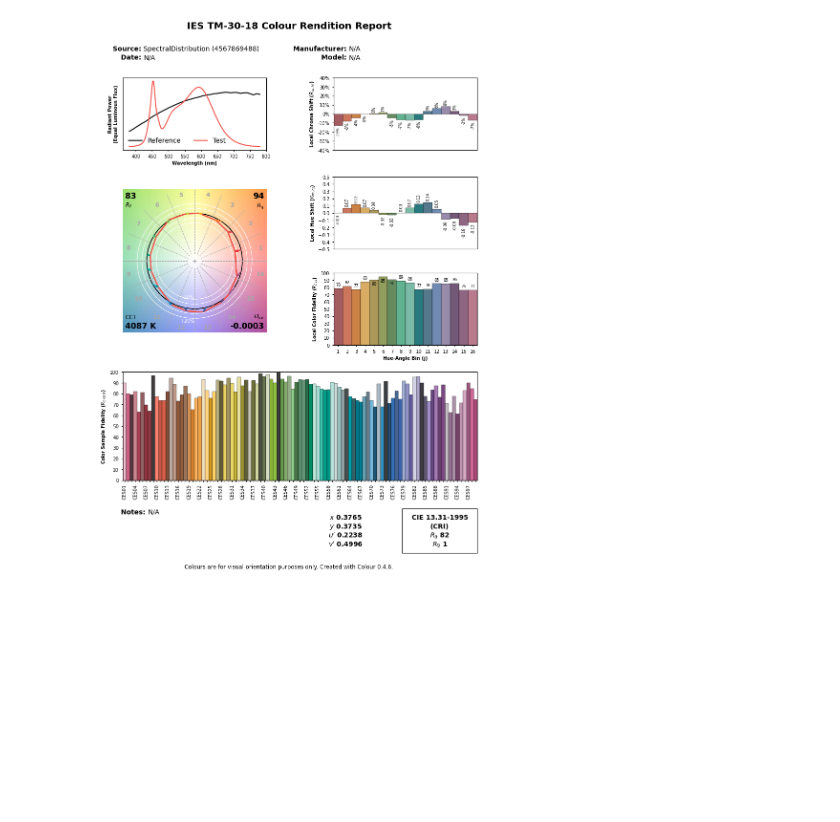
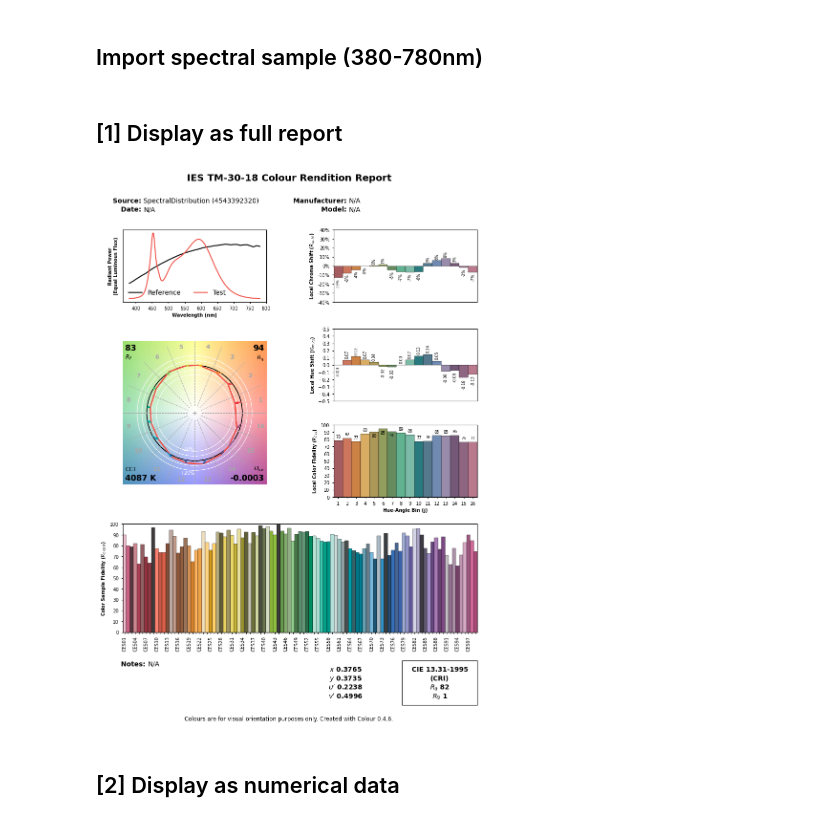
Before and after one commit to akares/tm-30-playground, a Jupyter notebook: tm30.ipynb, the cells around one changed output. Saved outputs shown, nothing was run; the diff lists cells and outputs as text; code cells hidden in the pictures; blank space fills up the shorter version.

```diff
--- a/tm30.ipynb
+++ b/tm30.ipynb
@@ -1,9 +1,13 @@
+# %% [markdown]
+## Import spectral sample (380-780nm)
 # %%
 import colour
 import numpy
 
+SAMPLE_FILE_PATH = './data/sample-led-01.csv'
+
 # Load data from CSV file
-data = numpy.genfromtxt('./data/sample-led-01.csv', delimiter=',', skip_header=True)
+data = numpy.genfromtxt(SAMPLE_FILE_PATH, delimiter=',', skip_header=True)
 
 # Take only the first two columns (wavelength and measurement 1)
 data = data[:, :2]
@@ -13,9 +17,13 @@ data = dict(data)
 
 # Create a colour spectral distribution object from the data
 sd = colour.SpectralDistribution(data)
-
-with colour.utilities.suppress_warnings(colour_usage_warnings=True):
-    # Plot the TM-30-18 colour rendition report
-    plt = colour.plotting.plot_single_sd_colour_rendition_report(sd, method='full')
-# %% [output]
-[figure, removed]
+# %% [markdown]
+## [1] Display as full report
+# %%
+# Plot the TM-30-18 colour rendition report
+with colour.utilities.suppress_warnings(colour_usage_warnings=True):
+    plt, _ = colour.plotting.plot_single_sd_colour_rendition_report(sd, 'full')
+# %% [output]
+[figure, added]
+# %% [markdown]
+## [2] Display as numerical data
```
Also changed, not shown: parts of 1 cell of this notebook, 2 other files.
